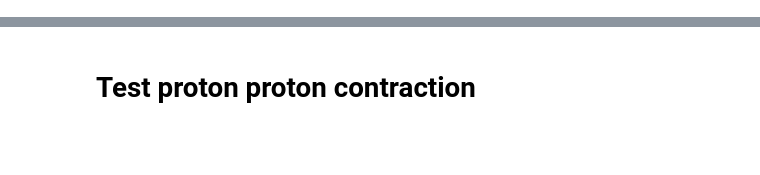
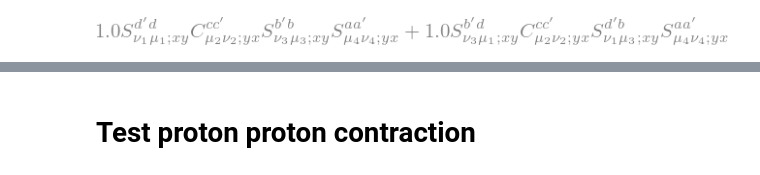
Before and after one commit to luutom/su3, a Jupyter notebook: notebooks/contraction.ipynb, the cells around one changed output, grey strips where cells are left out. Saved outputs shown, nothing was run; the diff lists cells and outputs as text; code cells hidden in the pictures; blank space fills up the shorter version.

```diff
--- a/notebooks/contraction.ipynb
+++ b/notebooks/contraction.ipynb
@@ -478,0 +687,88 @@ def print_Trace_color(OUTPUT,quark,spin,color,position,overall,diquark,spin_pair
+# %%
+
+position=['y','y','y','y','x','x','x','x']
+spin=['\\mu_1','\\mu_2','\\mu_3','\\mu_4','\\nu_4','\\nu_3','\\nu_2','\\nu_1']
+#spin=['1','2','1','1','2','1']
+color=['d','c','b','a','a\'','b\'','c\'','d\'']
+#color=['2','1','0','0','1','2']
+quark1=['sb','c','db','u','ub','d','cb','s']
+quark2=['db','c','sb','u','ub','s','cb','d']
+quark3=['sb','c','db','u','ub','s','cb','d']
+quark4=['db','c','sb','u','ub','d','cb','s']
+
+#diquark=[[1,2],[3,4]]
+#diquark=[]
+#spin_pair=[[0,5],[1,4],[2,3]]
+#color1=['a','b']
+#color2=['a\'','b\'']
+#color1=['0','1','2']
+#color2=['0','1','2']
+PRINT=0
+output=[]
+OUTPUT=[]
+overall2=1/2#'1/2\gamma_{5;\mu_1 \mu_2} \gamma_{5;\mu_3 \mu_4} \gamma_{5;\nu_3 \nu_4} \gamma_{5;;\nu_1 \nu_2}'#*symbols('\epsilon_{abc}\epsilon_{a\'b\'c\'}')
+contraction(quark1,0,output,OUTPUT)
+PRINT+=(print_propagator(OUTPUT,quark1,spin,color,position,overall2))
+
+
+output=[]
+OUTPUT=[]
+overall2=1/2#'1/2\gamma_{5;\mu_1 \mu_2} \gamma_{5;\mu_3 \mu_4} \gamma_{5;\nu_3 \nu_4} \gamma_{5;;\nu_1 \nu_2}'#*symbols('\epsilon_{abc}\epsilon_{a\'b\'c\'}')
+contraction(quark2,0,output,OUTPUT)
+PRINT+=(print_propagator(OUTPUT,quark2,spin,color,position,overall2))
+
+output=[]
+OUTPUT=[]
+overall2=-1/2#'-1/2\gamma_{5;\mu_1 \mu_2} \gamma_{5;\mu_3 \mu_4} \gamma_{5;\nu_3 \nu_4} \gamma_{5;;\nu_1 \nu_2}'#*symbols('\epsilon_{abc}\epsilon_{a\'b\'c\'}')
+contraction(quark3,0,output,OUTPUT)
+PRINT+=(print_propagator(OUTPUT,quark3,spin,color,position,overall2))
+
+output=[]
+OUTPUT=[]
+overall2=-1/2#'-1/2\gamma_{5;\mu_1 \mu_2} \gamma_{5;\mu_3 \mu_4} \gamma_{5;\nu_3 \nu_4} \gamma_{5;;\nu_1 \nu_2}'#*symbols('\epsilon_{abc}\epsilon_{a\'b\'c\'}')
+contraction(quark4,0,output,OUTPUT)
+PRINT+=(print_propagator(OUTPUT,quark4,spin,color,position,overall2))
+
+display(PRINT)
+#PRINT=print_Trace_color(OUTPUT,quark,spin,color,position,overall2,diquark,spin_pair,color1,color2)
+#display(simplify(PRINT))
+
+#PRINT=print_propagator_with_diquark_color(OUTPUT,quark,spin,color,position,overall2,diquark, color1, color2)
+#display(simplify(PRINT))
+
+
+
+
+
+
+
+# for a in ['0','1','2']:
+#     color[2]=a
+#     for b in ['0','1','2']:
+#         if a==b: continue
+#         color[1]=b
+#         for c in ['0','1','2']:
+#             if c==a or c==b: continue
+#             color[0]=c
+#             for aa in ['0','1','2']:
+#                 color[3]=aa
+#                 for bb in ['0','1','2']:
+#                     if aa==bb: continue
+#                     color[4]=bb
+#                     for cc in ['0','1','2']:
+#                         if cc==aa or cc==bb: continue
+#                         color[5]=cc
+#                         #print(color)
+#                         perm1=Permutation(color[:3])
+#                         perm2=Permutation(color[3:])
+
+#                         sign1=perm1.signature()
+#                         sign2=perm2.signature()
+#                         #print(sign1, sign2)
+
+#                         PRINT2=sign1*sign2*print_propagator_with_diquark_color(OUTPUT,quark,spin,color,position,overall2,diquark, color1, color2)
+#                         #display(PRINT2)
+#                         PRINT+=PRINT2
+#display(simplify(PRINT))
+# %% [output]
+[figure, added]
```
Also changed, not shown: parts of 37 cells of this notebook.
